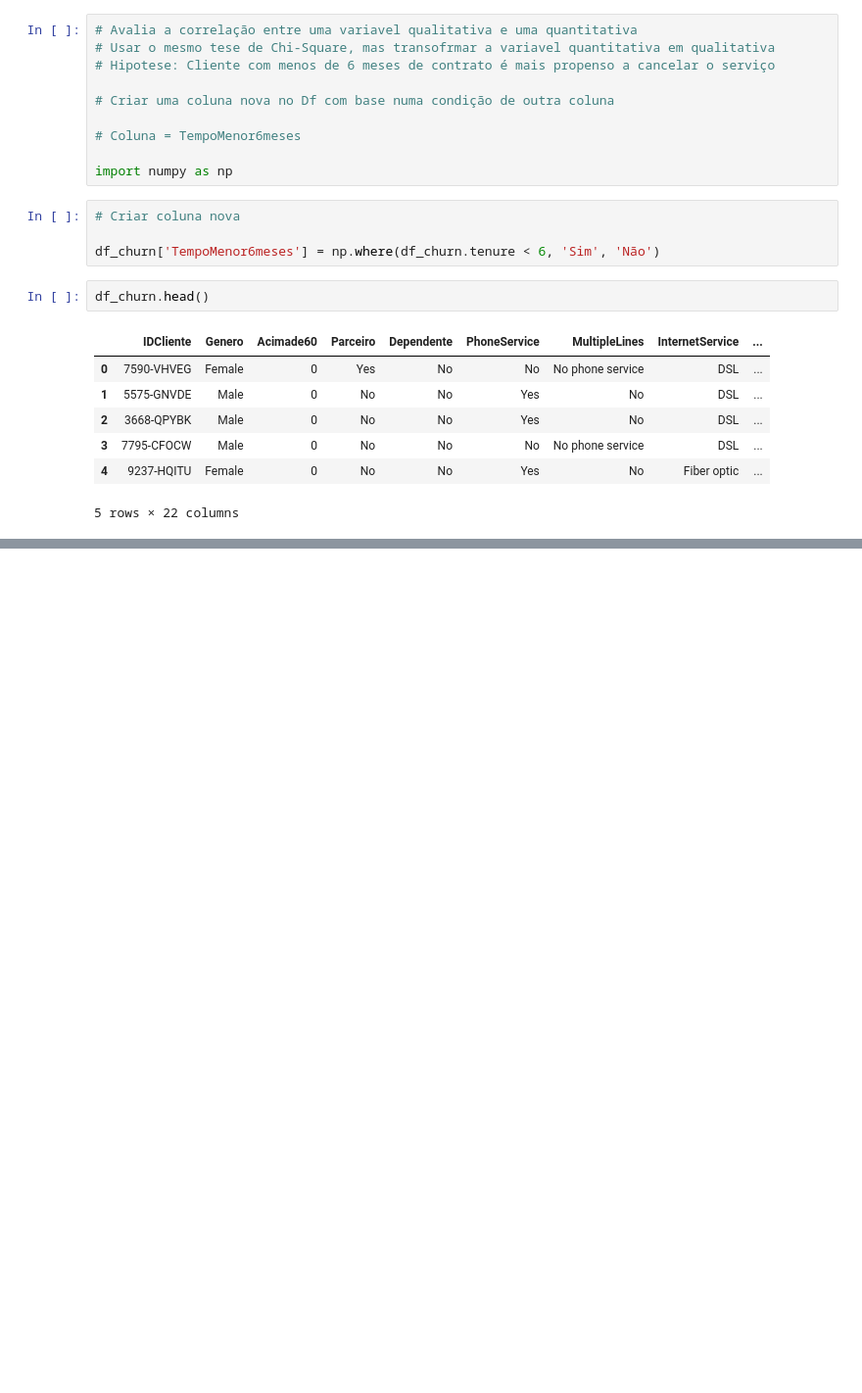
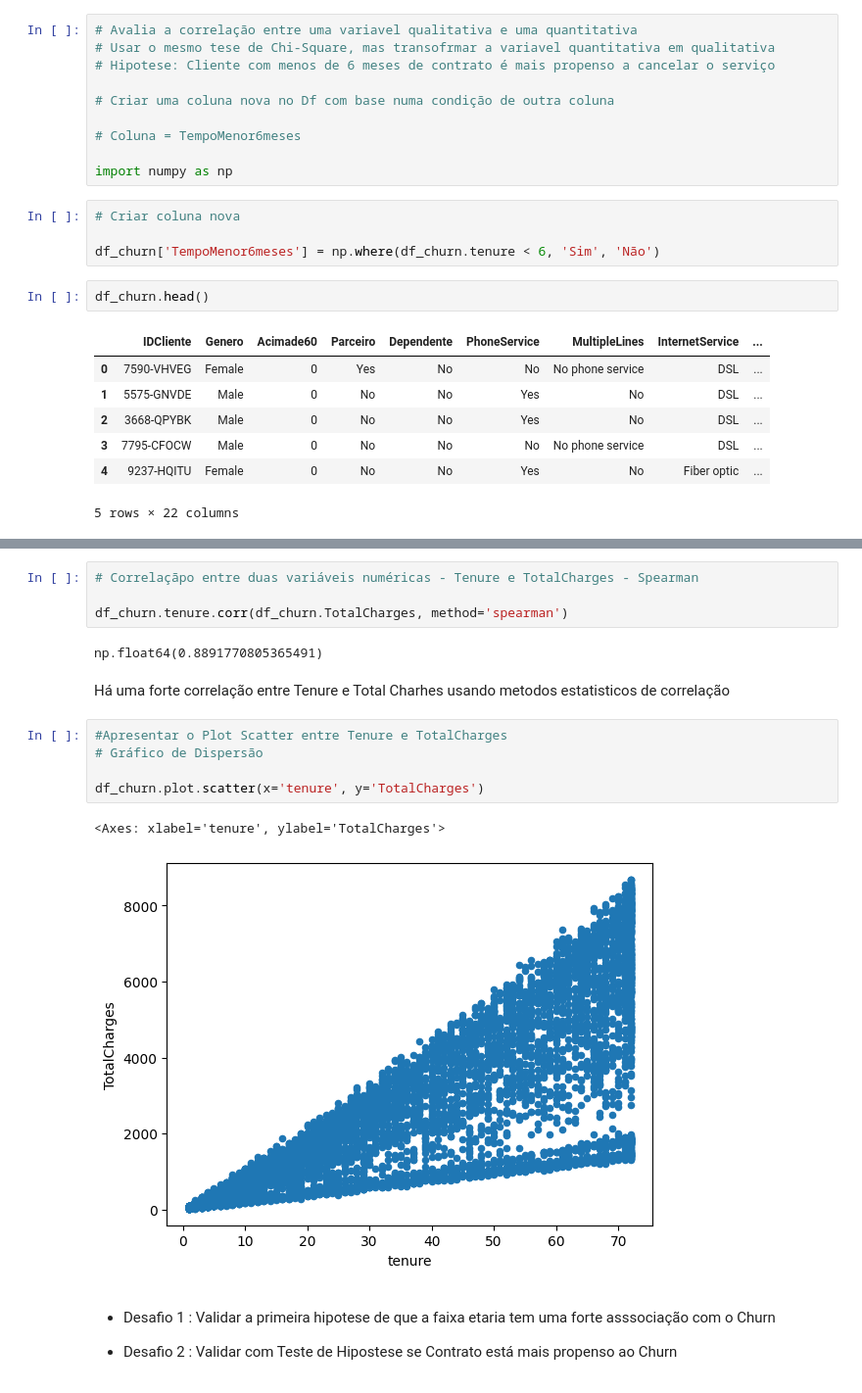
Before and after one commit to AlexandreFeltrin/EstudoIA, a Jupyter notebook: EDA/eda.ipynb, the cells around one changed output, grey strips where cells are left out. Shown: that part at 98% size. Cells and saved outputs as stored; diff of their text form; blank space fills up the shorter version.

```diff
--- a/EDA/eda.ipynb
+++ b/EDA/eda.ipynb
@@ -636,0 +682,20 @@ df_churn.head()
+# %%
+# Correlaçãpo entre duas variáveis numéricas - Tenure e TotalCharges - Spearman
+
+df_churn.tenure.corr(df_churn.TotalCharges, method='spearman')
+# %% [output]
+np.float64(0.8891770805365491)
+# %% [markdown]
+Há uma forte correlação entre Tenure e Total Charhes usando metodos estatisticos de correlação
+# %%
+#Apresentar o Plot Scatter entre Tenure e TotalCharges
+# Gráfico de Dispersão
+
+df_churn.plot.scatter(x='tenure', y='TotalCharges')
+# %% [output]
+<Axes: xlabel='tenure', ylabel='TotalCharges'>
+[figure, added]
+# %% [markdown]
+- Desafio 1 : Validar a primeira hipotese  de que a faixa etaria tem uma forte asssociação com o Churn
+
+- Desafio 2 : Validar com Teste de Hipostese se Contrato está mais propenso ao Churn
```
Also changed, not shown: parts of 9 cells of this notebook.
